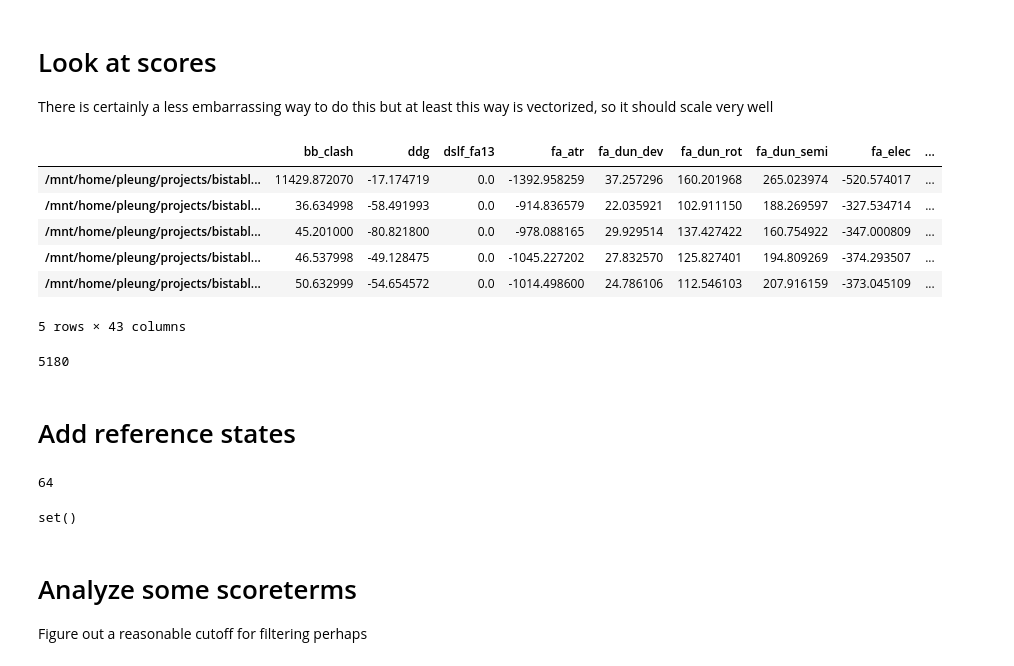
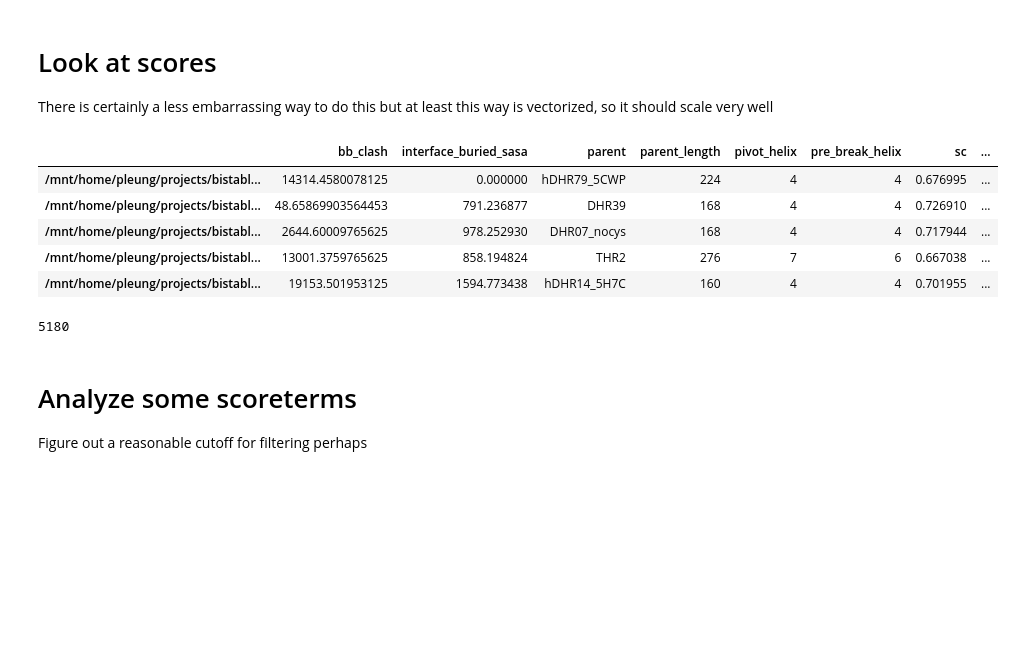
Before and after one commit to proleu/hinges, a Jupyter notebook: 02_design_and_filter.ipynb, the cells around one changed output. Cells and saved outputs as stored; diff of their text form; code cells hidden in the pictures; blank space fills up the shorter version.

```diff
--- a/02_design_and_filter.ipynb
+++ b/02_design_and_filter.ipynb
@@ -360,43 +344,32 @@ There is certainly a less embarrassing way to do this but at least this way is v
 # %%
 def read_scorefile(scores):
     import pandas as pd
+
     scores = pd.read_json(scores, orient="records", typ="frame", lines=True)
     scores = scores.T
     mat = scores.values
     n = mat.shape[0]
     dicts = list(mat[range(n), range(n)])
     index = scores.index
     tabulated_scores = pd.DataFrame(dicts, index=index)
     return tabulated_scores
 
-output_path = os.path.join(os.getcwd(), "02_design_and_filter")
+
+output_path = os.path.join(os.getcwd(), "02_design_score")
 scores = os.path.join(output_path, "scores.json")
 scores_df = read_scorefile(scores)
 scores_df.head()
 # %% [output]
-|  | bb_clash | ddg | dslf_fa13 | fa_atr | fa_dun_dev | fa_dun_rot | fa_dun_semi | fa_elec | ... |
-| /mnt/home/pleung/projects/bistabl... | 11429.872070 | -17.174719 | 0.0 | -1392.958259 | 37.257296 | 160.201968 | 265.023974 | -520.574017 | ... |
-| /mnt/home/pleung/projects/bistabl... | 36.634998 | -58.491993 | 0.0 | -914.836579 | 22.035921 | 102.911150 | 188.269597 | -327.534714 | ... |
-| /mnt/home/pleung/projects/bistabl... | 45.201000 | -80.821800 | 0.0 | -978.088165 | 29.929514 | 137.427422 | 160.754922 | -347.000809 | ... |
-| /mnt/home/pleung/projects/bistabl... | 46.537998 | -49.128475 | 0.0 | -1045.227202 | 27.832570 | 125.827401 | 194.809269 | -374.293507 | ... |
-| /mnt/home/pleung/projects/bistabl... | 50.632999 | -54.654572 | 0.0 | -1014.498600 | 24.786106 | 112.546103 | 207.916159 | -373.045109 | ... |
+|  | bb_clash | interface_buried_sasa | parent | parent_length | pivot_helix | pre_break_helix | sc | ... |
+| /mnt/home/pleung/projects/bistabl... | 14314.4580078125 | 0.000000 | hDHR79_5CWP | 224 | 4 | 4 | 0.676995 | ... |
+| /mnt/home/pleung/projects/bistabl... | 48.65869903564453 | 791.236877 | DHR39 | 168 | 4 | 4 | 0.726910 | ... |
+| /mnt/home/pleung/projects/bistabl... | 2644.60009765625 | 978.252930 | DHR07_nocys | 168 | 4 | 4 | 0.717944 | ... |
+| /mnt/home/pleung/projects/bistabl... | 13001.3759765625 | 858.194824 | THR2 | 276 | 7 | 6 | 0.667038 | ... |
+| /mnt/home/pleung/projects/bistabl... | 19153.501953125 | 1594.773438 | hDHR14_5H7C | 160 | 4 | 4 | 0.701955 | ... |
-5 rows × 43 columns
 # %%
 len(scores_df)
 # %% [output]
 5180
-# %% [markdown]
-# Add reference states
-# %%
-output_path = os.path.join(os.getcwd(), "02_score_ref")
-ref = os.path.join(output_path, "scores.json")
-ref_df = read_scorefile(ref)
-print(len(ref_df))
-# sanity check
-set(ref_df.columns)-set(scores_df.columns)
-# %% [output]
-64
-set()
 # %% [markdown]
 # Analyze some scoreterms
 Figure out a reasonable cutoff for filtering perhaps
```
Also changed, not shown: parts of 15 cells of this notebook, 3 other files.
